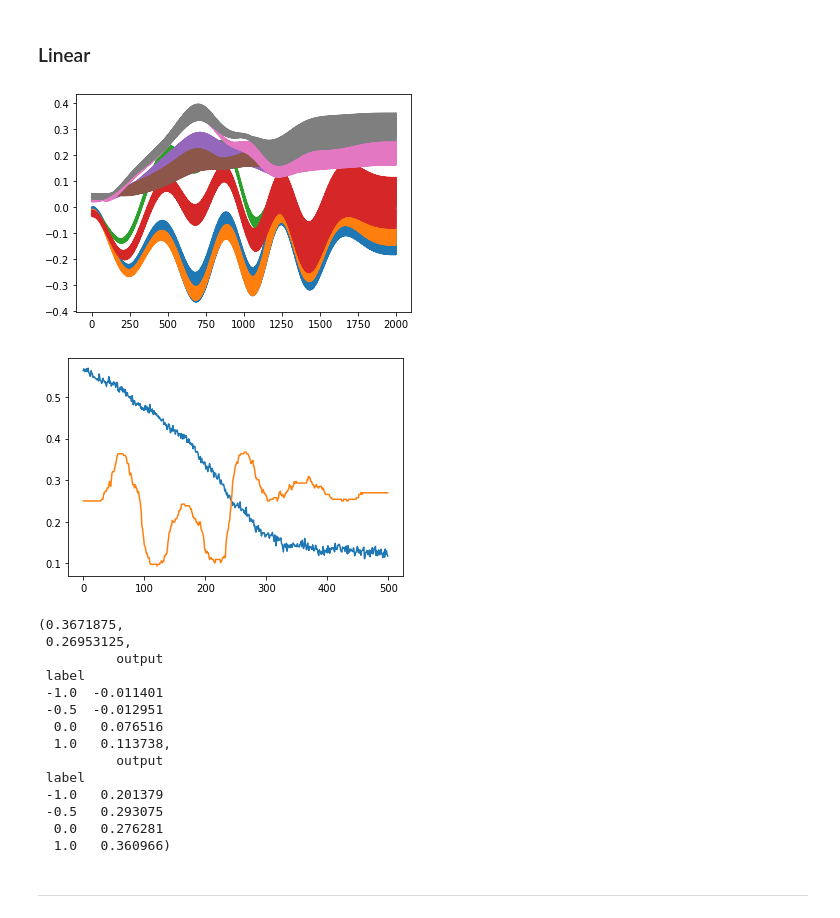
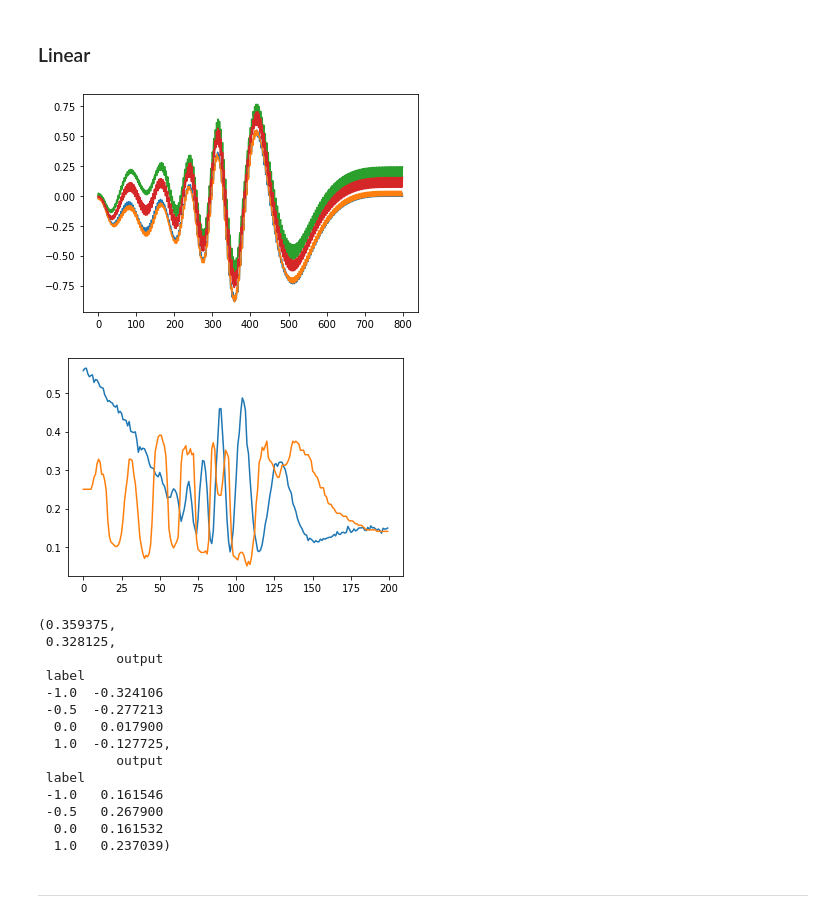
Before and after one commit to RohanM/news-bias, a Jupyter notebook: finetune.ipynb, the cells around one changed output. Drawn from its saved outputs; the diff is of its cells as text; code cells hidden in the pictures.

```diff
--- a/finetune.ipynb
+++ b/finetune.ipynb
@@ -268,8 +277,8 @@ class Trainer:
         self.model = model
         self.train_dataloader = train_dataloader
         self.valid_dataloader = valid_dataloader
-        #self.optimizer = AdamW(model.parameters(), lr=lr)
-        self.optimizer = SGD(model.parameters(), lr=lr)
+        self.optimizer = AdamW(model.parameters(), lr=lr)
+        #self.optimizer = SGD(model.parameters(), lr=lr)
         self.acc_thresh = acc_thresh
         self.device = torch.device("cuda") if torch.cuda.is_available() else torch.device("cpu")
 
@@ -406,36 +415,36 @@ all_results = []
 # %%
 # Display outputs over training
 trainer = Trainer(model, train_dataloader, valid_dataloader, lr=0.000001)
-results = trainer.train(500)
+results = trainer.train(200)
 # %%
 means = [e.output.tolist() for e in results['means']]
 stds = [e.output.tolist() for e in results['stds']]
 plt.plot(means)
-plt.plot(stds)
+#plt.plot(stds)
 plt.show()
 # %% [output]
-[figure, old version]
+[figure, new version]
 # %%
 plot_results(results, 1)
 # %% [output]
-[figure, old version]
+[figure, new version]
 # %%
 max(results['accuracies']), results['accuracies'][-1], results['means'][-1], results['stds'][-1]
 # %% [output]
-(0.3671875,
- 0.26953125,
+(0.359375,
+ 0.328125,
           output
  label
- -1.0  -0.011401
- -0.5  -0.012951
-  0.0   0.076516
-  1.0   0.113738,
+ -1.0  -0.324106
+ -0.5  -0.277213
+  0.0   0.017900
+  1.0  -0.127725,
           output
  label
- -1.0   0.201379
- -0.5   0.293075
-  0.0   0.276281
-  1.0   0.360966)
+ -1.0   0.161546
+ -0.5   0.267900
+  0.0   0.161532
+  1.0   0.237039)
 # %% [markdown]
 ---
 # %% [markdown]
```
Also changed, not shown: parts of 3 cells of this notebook.
